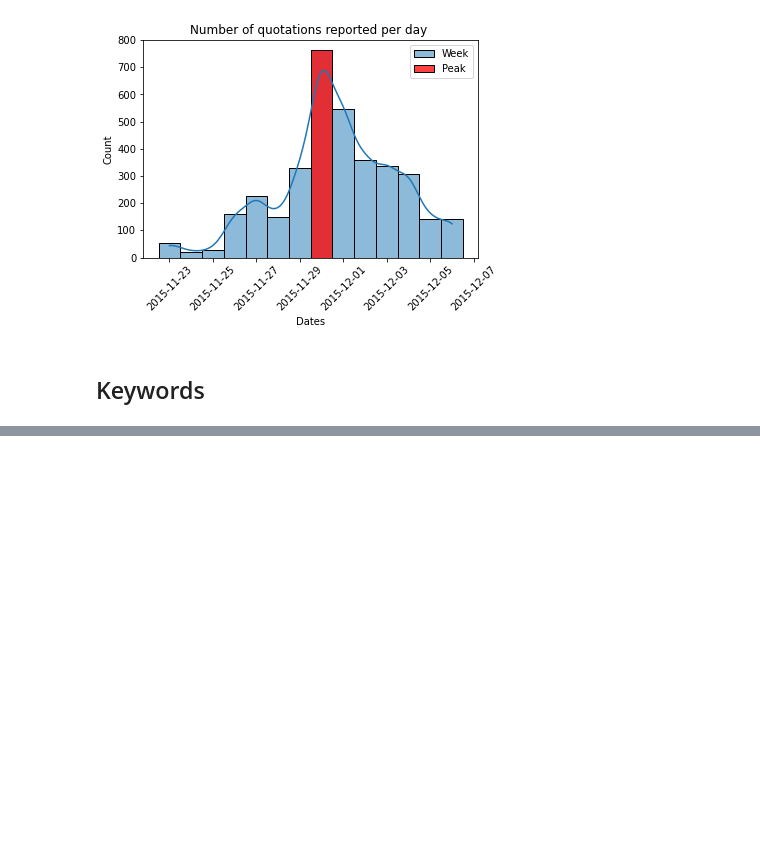
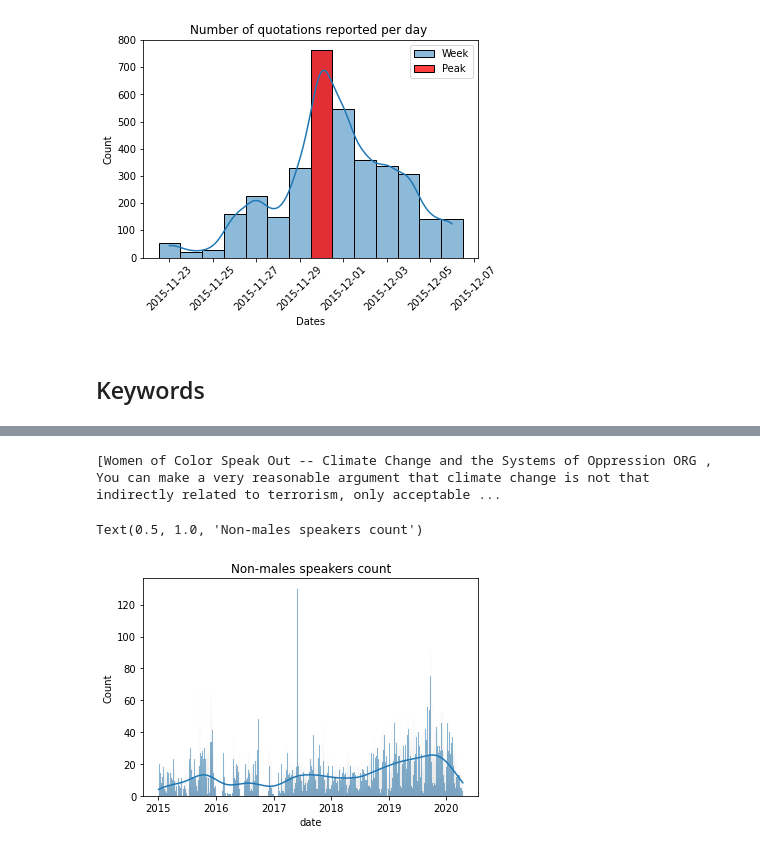
Before and after one commit to epfl-ada/ada-2021-project-flagada, a Jupyter notebook: Stats_volume.ipynb, the cells around one changed output, grey strips where cells are left out. Saved outputs shown, nothing was run; the diff lists cells and outputs as text; code cells hidden in the pictures; blank space fills up the shorter version.

```diff
--- a/Stats_volume.ipynb
+++ b/Stats_volume.ipynb
@@ -447,0 +444,11 @@ displacy.render(nlp(str(sentences[:20])), jupyter=True, style='ent')
+# %%
+displacy.render(nlp(str(sentences[:20])), jupyter=True, style='ent')
+# %% [output]
+[Women of Color Speak Out -- Climate Change and the Systems of Oppression ORG , You can make a very reasonable argument that climate change is not that indirectly related to terrorism, only acceptable ...
+# %%
+non_male_speakers = quotes_all_years[(quotes_all_years.gender != 'male') & (quotes_all_years.gender != 'None')].date
+sns.histplot(non_male_speakers,label = "Whole dataset", bins =5*365, kde = True)
+plt.title("Non-males speakers count")
+# %% [output]
+Text(0.5, 1.0, 'Non-males speakers count')
+[figure, added]
```
Also changed, not shown: parts of 22 cells of this notebook.
